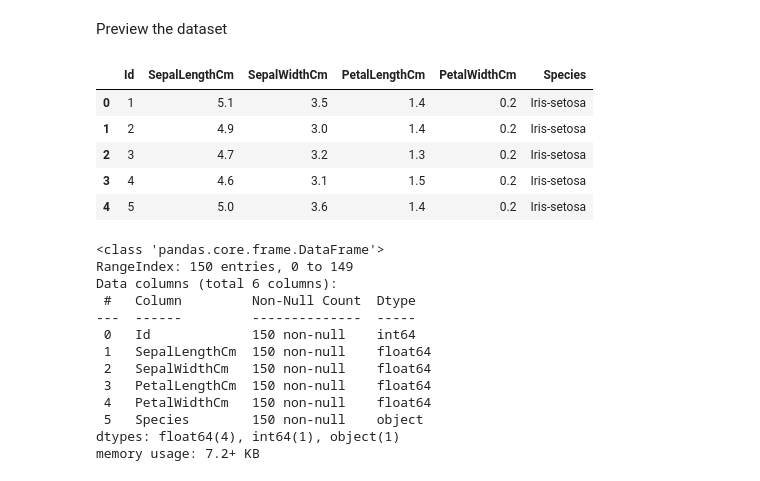
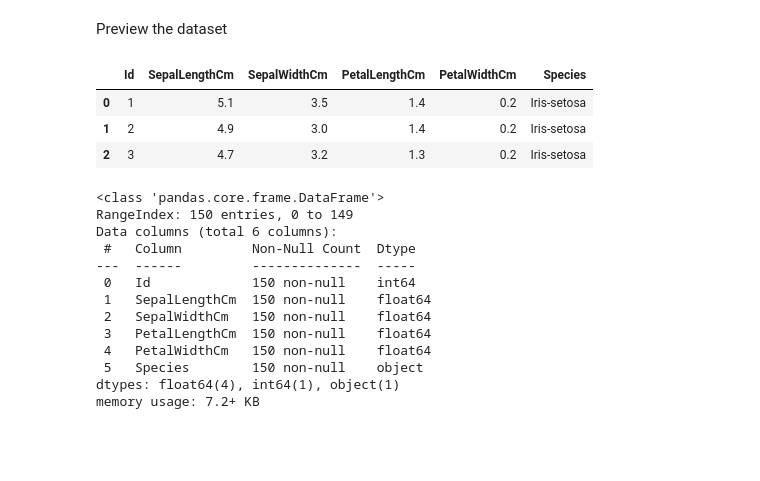
Before and after one commit to jaejaejams/Week2-DataPreprocessing, a Jupyter notebook: Week 2.ipynb, the cells around one changed output. Cells and saved outputs as stored; diff of their text form; code cells hidden in the pictures; blank space fills up the shorter version.

```diff
--- a/Week 2.ipynb
+++ b/Week 2.ipynb
@@ -181,18 +281,16 @@ Download the dataset from : https://www.kaggle.com/datasets/uciml/iris
 
 Copy the path of the dataset and paste it in the command *below*
 # %%
-dataset_1 = pd.read_csv('/content/drive/MyDrive/Tutorials/Datasets/Iris.csv')
+dataset_1 = pd.read_csv('archive/Iris.csv')
 # %% [markdown]
 Preview the dataset
 # %%
-dataset_1.head()
+dataset_1.head(3)
 # %% [output]
 |  | Id | SepalLengthCm | SepalWidthCm | PetalLengthCm | PetalWidthCm | Species |
 | 0 | 1 | 5.1 | 3.5 | 1.4 | 0.2 | Iris-setosa |
 | 1 | 2 | 4.9 | 3.0 | 1.4 | 0.2 | Iris-setosa |
 | 2 | 3 | 4.7 | 3.2 | 1.3 | 0.2 | Iris-setosa |
-| 3 | 4 | 4.6 | 3.1 | 1.5 | 0.2 | Iris-setosa |
-| 4 | 5 | 5.0 | 3.6 | 1.4 | 0.2 | Iris-setosa |
 # %%
 dataset_1.info()
 # %% [output]
```
Also changed, not shown: parts of 20 cells of this notebook.
